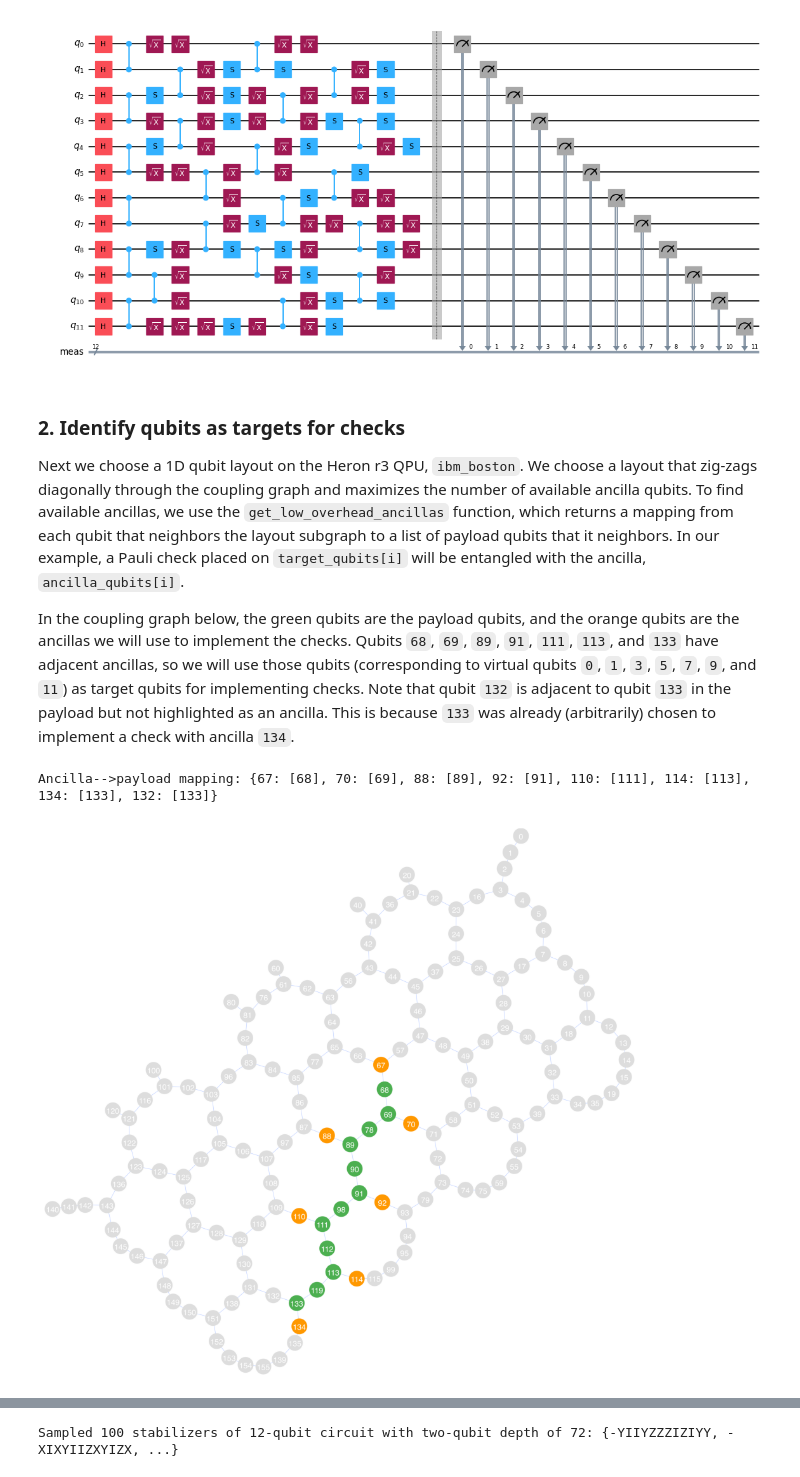
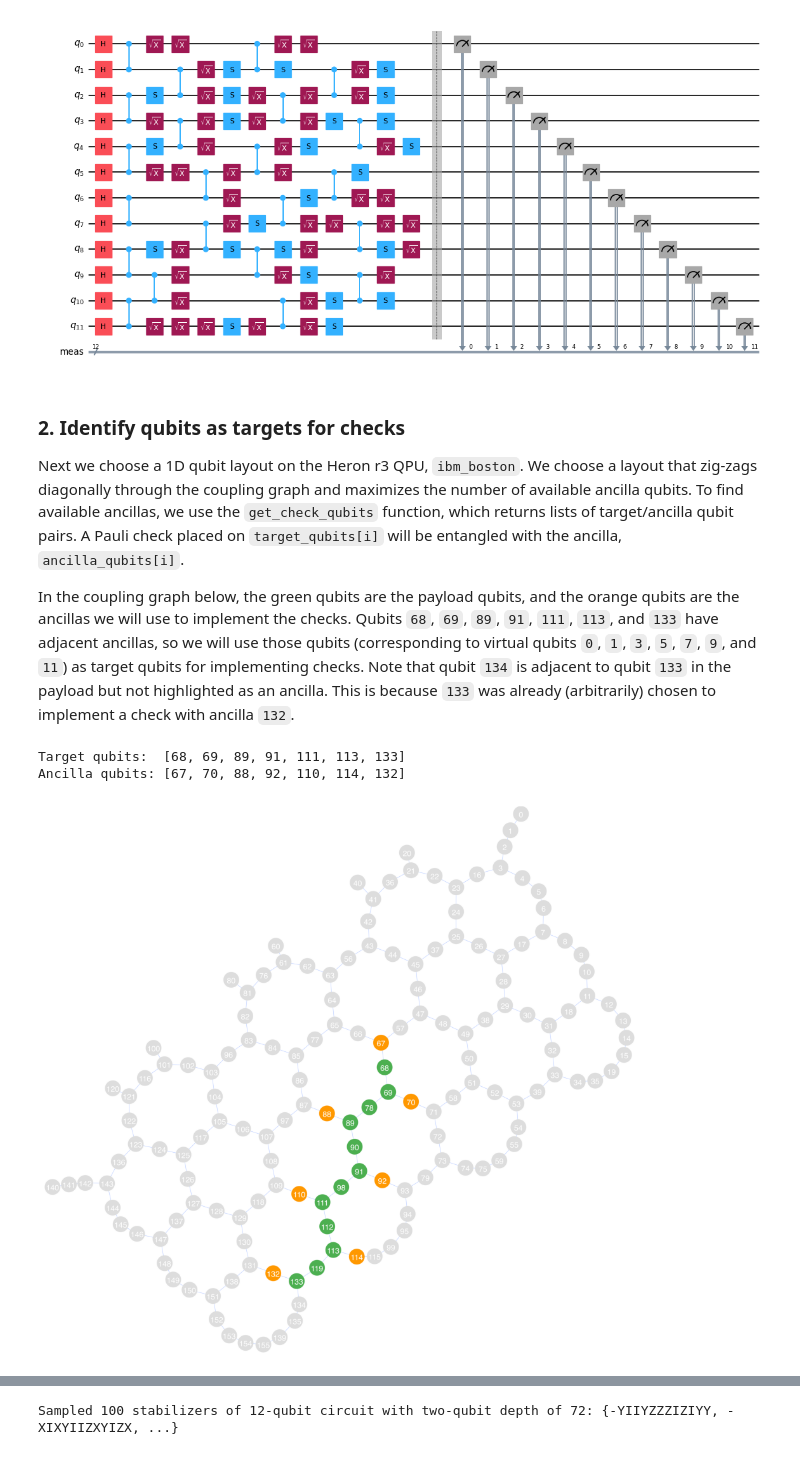
Before and after one commit to Qiskit/qiskit-paulice, a Jupyter notebook: docs/guides/low_overhead_error_detection_using_spacetime_codes.ipynb, the cells around one changed output, grey strips where cells are left out. Drawn from its saved outputs; the diff is of its cells as text; code cells hidden in the pictures.

Commit message:
Add get_check_qubits helper (#37)
* first pass

* Clean up docstrings in layout module

* dont filter 3rd party warnings

* Add a reno

* Clean up docstring

* Fix commentary in guide

```diff
--- a/docs/guides/low_overhead_error_detection_using_spacetime_codes.ipynb
+++ b/docs/guides/low_overhead_error_detection_using_spacetime_codes.ipynb
@@ -55,49 +56,37 @@ circuit.draw("mpl", fold=-1, scale=0.6)
 # %% [markdown]
 ### 2. Identify qubits as targets for checks
 
-Next we choose a 1D qubit layout on the Heron r3 QPU, ``ibm_boston``. We choose a layout that zig-zags diagonally through the coupling graph and maximizes the number of available ancilla qubits. To find available ancillas, we use the ``get_low_overhead_ancillas`` function, which returns a mapping from each qubit that neighbors the layout subgraph to a list of payload qubits that it neighbors. In our example, a Pauli check placed on ``target_qubits[i]`` will be entangled with the ancilla, ``ancilla_qubits[i]``.
+Next we choose a 1D qubit layout on the Heron r3 QPU, ``ibm_boston``. We choose a layout that zig-zags diagonally through the coupling graph and maximizes the number of available ancilla qubits. To find available ancillas, we use the ``get_check_qubits`` function, which returns lists of target/ancilla qubit pairs. A Pauli check placed on ``target_qubits[i]`` will be entangled with the ancilla, ``ancilla_qubits[i]``.
 
-In the coupling graph below, the green qubits are the payload qubits, and the orange qubits are the ancillas we will use to implement the checks. Qubits ``68``, ``69``, ``89``, ``91``, ``111``, ``113``, and ``133`` have adjacent ancillas, so we will use those qubits (corresponding to virtual qubits ``0``, ``1``, ``3``, ``5``, ``7``, ``9``, and ``11``) as target qubits for implementing checks. Note that qubit ``132`` is adjacent to qubit ``133`` in the payload but not highlighted as an ancilla. This is because ``133`` was already (arbitrarily) chosen to implement a check with ancilla ``134``.
+In the coupling graph below, the green qubits are the payload qubits, and the orange qubits are the ancillas we will use to implement the checks. Qubits ``68``, ``69``, ``89``, ``91``, ``111``, ``113``, and ``133`` have adjacent ancillas, so we will use those qubits (corresponding to virtual qubits ``0``, ``1``, ``3``, ``5``, ``7``, ``9``, and ``11``) as target qubits for implementing checks. Note that qubit ``134`` is adjacent to qubit ``133`` in the payload but not highlighted as an ancilla. This is because ``133`` was already (arbitrarily) chosen to implement a check with ancilla ``132``.
 # %%
 from qiskit.visualization import plot_coupling_map
 from qiskit_ibm_runtime import QiskitRuntimeService
-from qiskit_paulice.layout import get_low_overhead_ancillas
+from qiskit_paulice.layout import get_check_qubits
 
 service = QiskitRuntimeService()
 backend = service.backend("ibm_boston")
 
-# Choose a layout and find available ancillas
+# Choose a layout and pair each available target qubit with a neighboring ancilla
 layout = [68, 69, 78, 89, 90, 91, 98, 111, 112, 113, 119, 133]
-ancillas_to_payload = get_low_overhead_ancillas(backend.coupling_map, layout)
+target_qubits, ancilla_qubits = get_check_qubits(backend, layout)
 
-# Create two equally-sized lists containing target qubit IDs
-# and their associated ancilla qubit IDs
-target_qubits = []
-ancilla_qubits = []
-for ancilla_id, payload_ids in ancillas_to_payload.items():
-    for q in payload_ids:
-        if q not in target_qubits:
-            target_qubits.append(int(q))
-            ancilla_qubits.append(int(ancilla_id))
-            break
-
-# Specify target qubits by their virtual indices
-target_qubits_v = [layout.index(q) for q in target_qubits]
-
-print(f"Ancilla-->payload mapping: {ancillas_to_payload}")
+print(f"Target qubits:  {target_qubits}")
+print(f"Ancilla qubits: {ancilla_qubits}")
 plot_coupling_map(
     num_qubits=backend.num_qubits,
     qubit_coordinates=getattr(backend.configuration(), "qubit_coordinates", None),
     coupling_map=backend.configuration().coupling_map,
     figsize=(12, 12),
     qubit_color=[
         "#4CAF50" if i in set(layout) else "#FF9800" if i in set(ancilla_qubits) else "#DDDDDD"
         for i in backend.coupling_map.graph.node_indices()
     ],
     qubit_size=220,
     line_width=2,
     font_size=90,
 )
 # %% [output]
-Ancilla-->payload mapping: {67: [68], 70: [69], 88: [89], 92: [91], 110: [111], 114: [113], 134: [133], 132: [133]}
+Target qubits:  [68, 69, 89, 91, 111, 113, 133]
+Ancilla qubits: [67, 70, 88, 92, 110, 114, 132]
-[figure, old version]
+[figure, new version]
```
Also changed, not shown: parts of 15 cells of this notebook, 3 other files.
